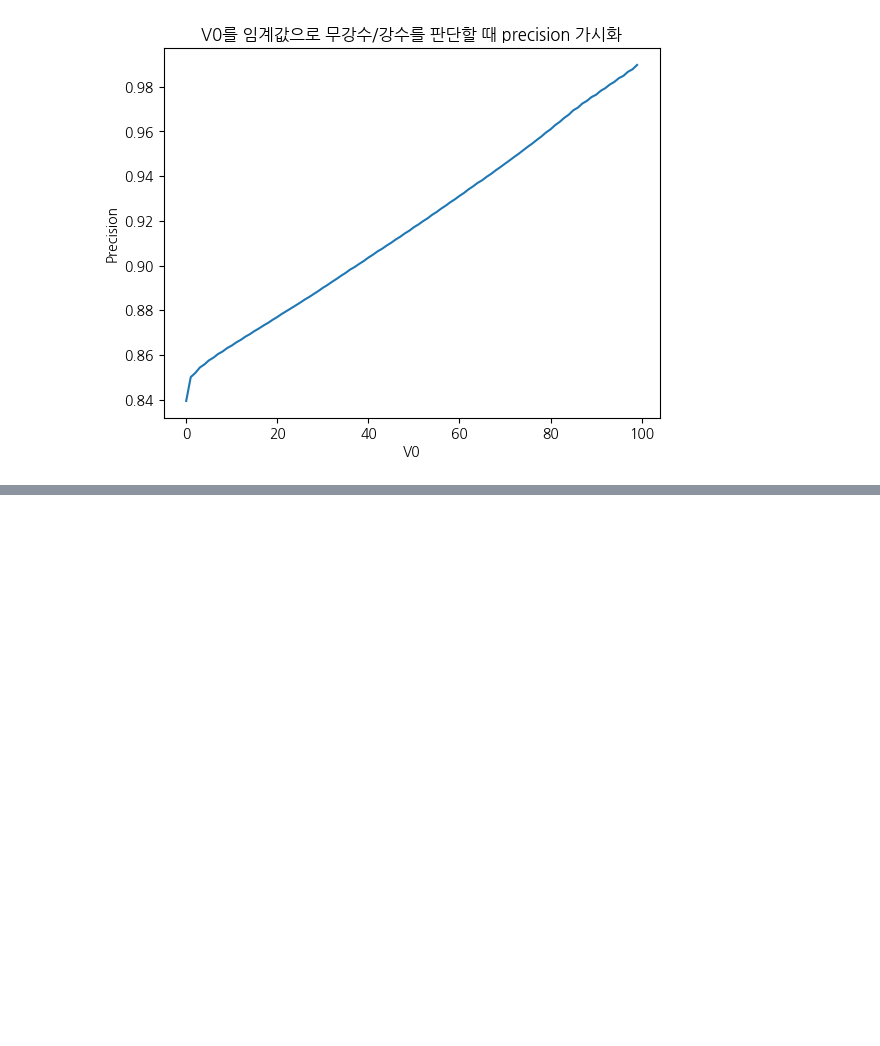
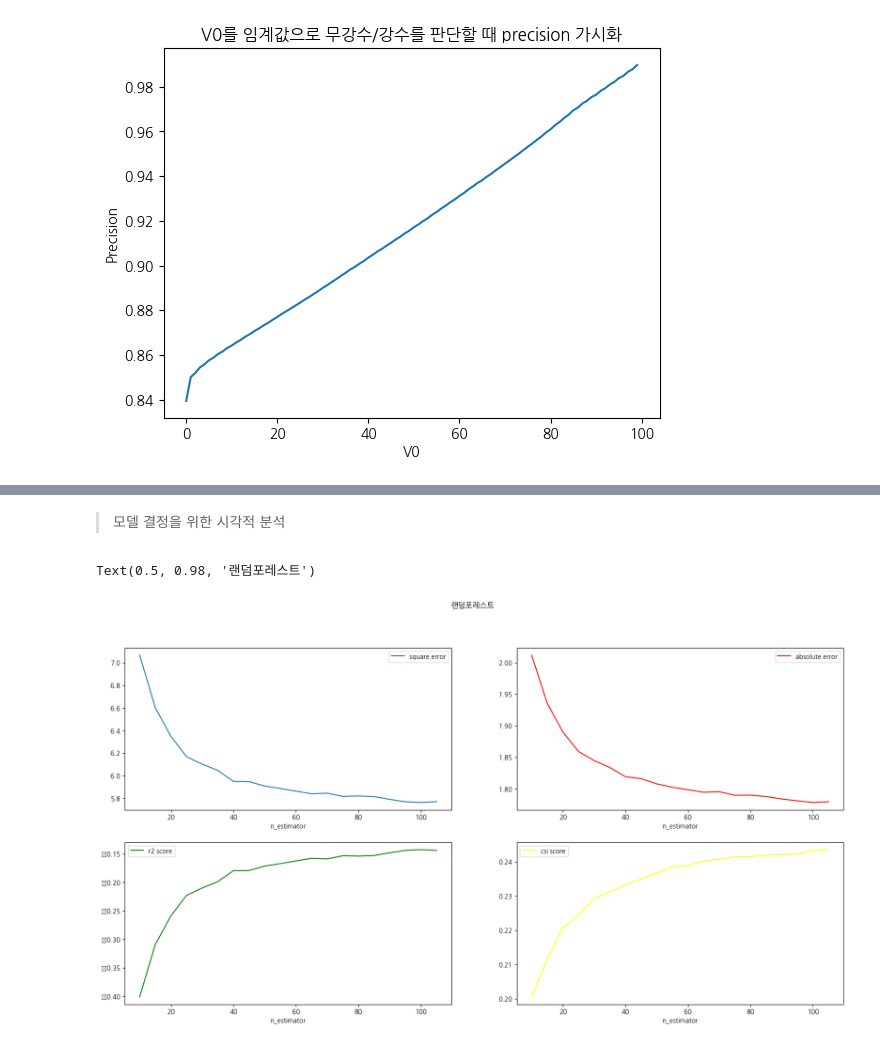
Before and after one commit to Abel3005/TSI, a Jupyter notebook: EDA.ipynb, the cells around one changed output, grey strips where cells are left out. Cells and saved outputs as stored; diff of their text form; code cells hidden in the pictures; blank space fills up the shorter version.

```diff
--- a/EDA.ipynb
+++ b/EDA.ipynb
@@ -395,0 +432,58 @@ Text(0.5, 1.0, 'V0를 임계값으로 무강수/강수를 판단할 때 precisio
+# %% [markdown]
+>   모델 결정을 위한 시각적 분석
+# %%
+import pandas as pd
+from sklearn.ensemble import RandomForestClassifier
+from sklearn.model_selection import train_test_split
+from sklearn.metrics import mean_absolute_error,mean_squared_error,r2_score
+import matplotlib.pyplot as plt
+import seaborn as sns
+import numpy as np
+from util import compute_csi
+
+
+tmp_df = pd.read_csv('daegun_second.csv')
+#불균형성을 맞추기 위해서 랜덤포레스트로 강수로 분류한 모델에 대해서 학습을 돌린다.
+tmp_df = pd.read_csv('daegun_second.csv')
+# tmp_df =tmp_df[(tmp_df['DH'] == 0.0)&(tmp_df['rainfall_train.ef_year'] == 'A')].drop(columns=['STN','DH','class','rainfall_train.ef_hour','rainfall_train.ef_year','day','V0'])
+tmp_df =tmp_df.drop(columns=['STN','DH','VV','rainfall_train.ef_hour','rainfall_train.ef_year','day','V0'])
+
+yr=tmp_df.pop('class')
+#v1-9: 9 , day(sin,cos): 2, hour(sin,cos): 2,
+# STN: 1 DH: 3
+# LinearRegression
+
+
+
+x,x_v, y,y_v = train_test_split(tmp_df,yr,test_size=0.2, random_state=42)
+
+_x = []
+_square = []
+_absolute = []
+_r2 = []
+_csi = []
+
+for i in range(20):
+    rmodel = RandomForestClassifier(n_estimators=10+i*5,random_state=42)
+    rmodel.fit(x,y)
+    y_pred= rmodel.predict(x_v)
+    _square.append(mean_squared_error(y_v,y_pred))
+    _absolute.append(mean_absolute_error(y_v,y_pred))
+    _r2.append(r2_score(y_v,y_pred))
+    _csi.append(compute_csi(y_v,y_pred))
+    _x.append(10+i*5)
+
+plt.rcParams['font.family'] = "NanumGothic"
+fig, axes = plt.subplots(nrows=2,ncols=2,figsize=(20,10))
+sns.lineplot(x=np.array(_x),y=np.array(_square),label='square error', ax=axes[0,0])
+sns.lineplot(x=np.array(_x),y=np.array(_absolute),label='absolute error',ax = axes[0,1],color="red")
+sns.lineplot(x=np.array(_x),y=np.array(_r2),label='r2 score', ax= axes[1,0],color='green')
+sns.lineplot(x=np.array(_x),y=np.array(_csi),label='csi score', ax= axes[1,1],color='yellow')
+
+for i in range(2):
+    for j in range(2):
+        axes[i,j].set_xlabel("n_estimator")
+fig.suptitle("랜덤포레스트")
+# %% [output]
+Text(0.5, 0.98, '랜덤포레스트')
+[figure, added]
```
Also changed, not shown: parts of 7 cells of this notebook, 11 other files.
